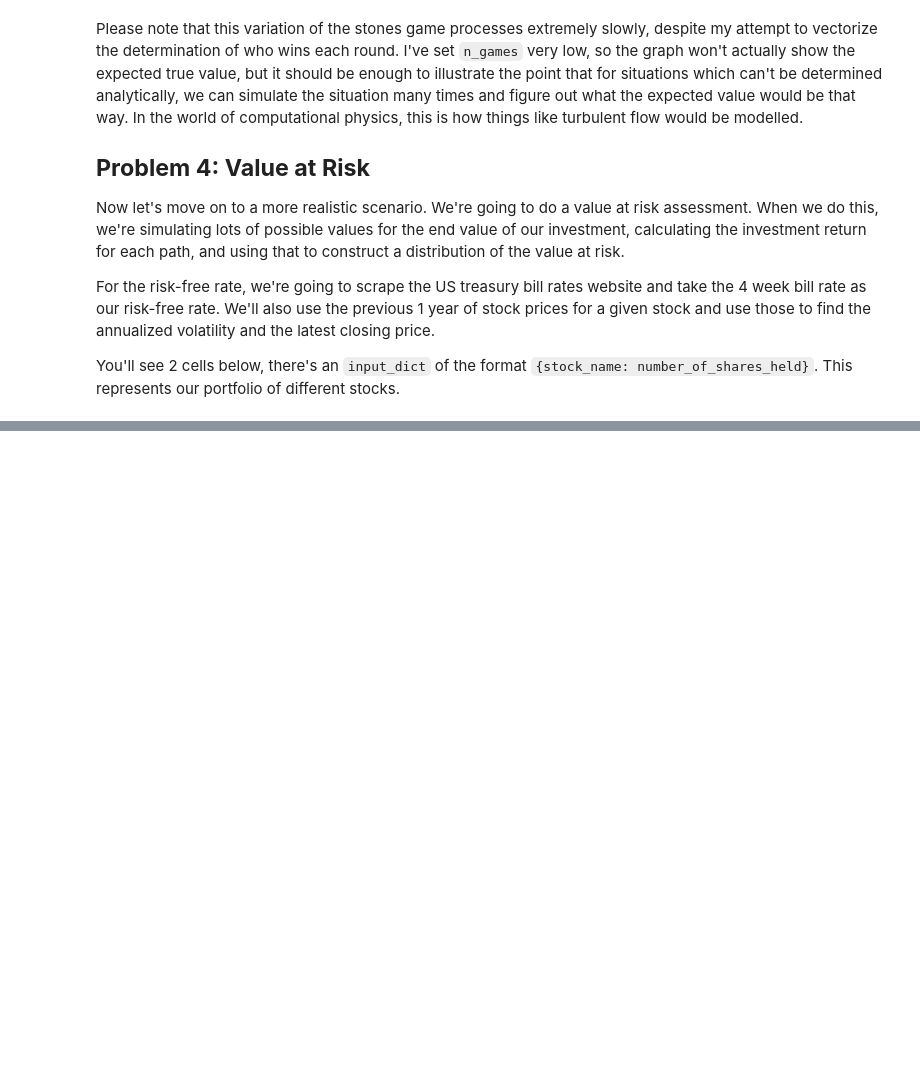
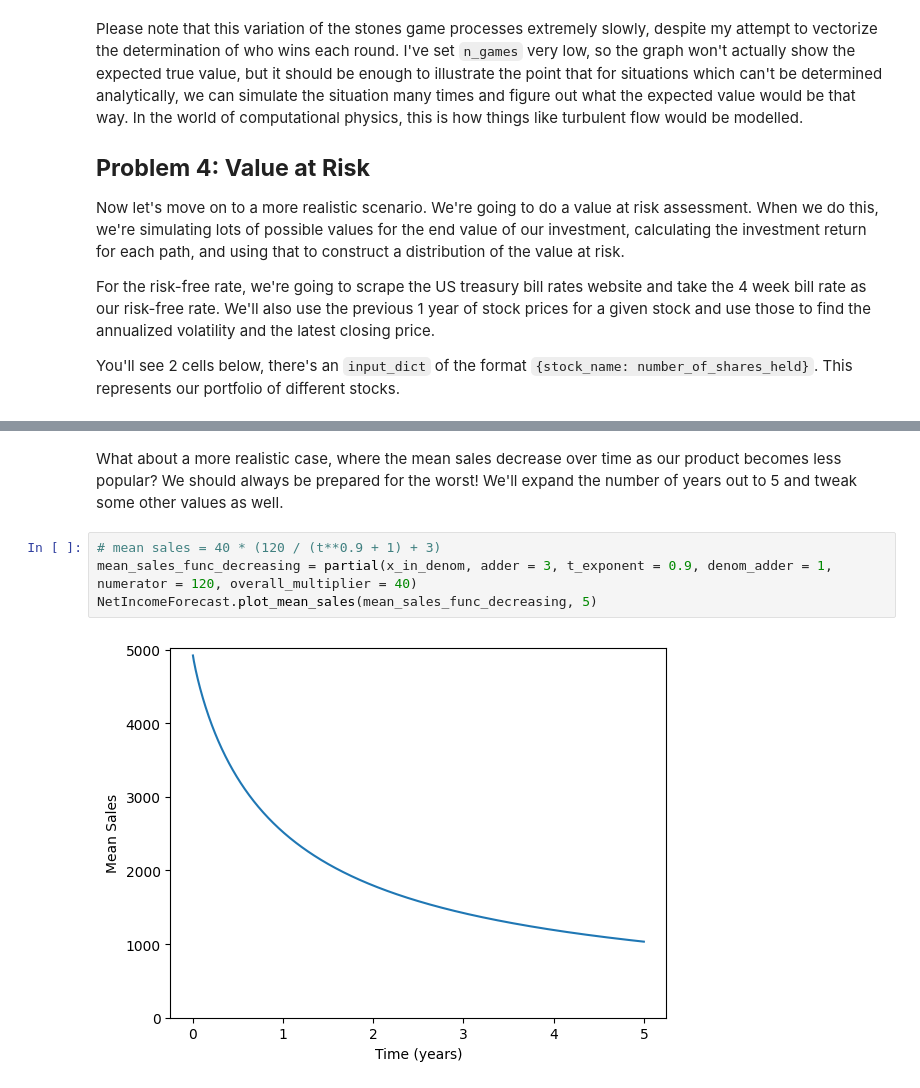
Before and after one commit to AvilashaHaldar/Monte_Carlo_Exercises, a Jupyter notebook: Monte_Carlo_Examples.ipynb, the cells around one changed output, grey strips where cells are left out. Drawn from its saved outputs; the diff is of its cells as text; blank space fills up the shorter version.

```diff
--- a/Monte_Carlo_Examples.ipynb
+++ b/Monte_Carlo_Examples.ipynb
@@ -459,0 +602,8 @@ Value at risk at 99.0% level: $-751.29. Percent of portfolio at risk: -44.7929%
+# %% [markdown]
+What about a more realistic case, where the mean sales decrease over time as our product becomes less popular? We should always be prepared for the worst! We'll expand the number of years out to 5 and tweak some other values as well.
+# %%
+# mean sales = 40 * (120 / (t**0.9 + 1) + 3)
+mean_sales_func_decreasing = partial(x_in_denom, adder = 3, t_exponent = 0.9, denom_adder = 1, numerator = 120, overall_multiplier = 40)
+NetIncomeForecast.plot_mean_sales(mean_sales_func_decreasing, 5)
+# %% [output]
+[figure, added]
```
Also changed, not shown: parts of 11 cells of this notebook.
